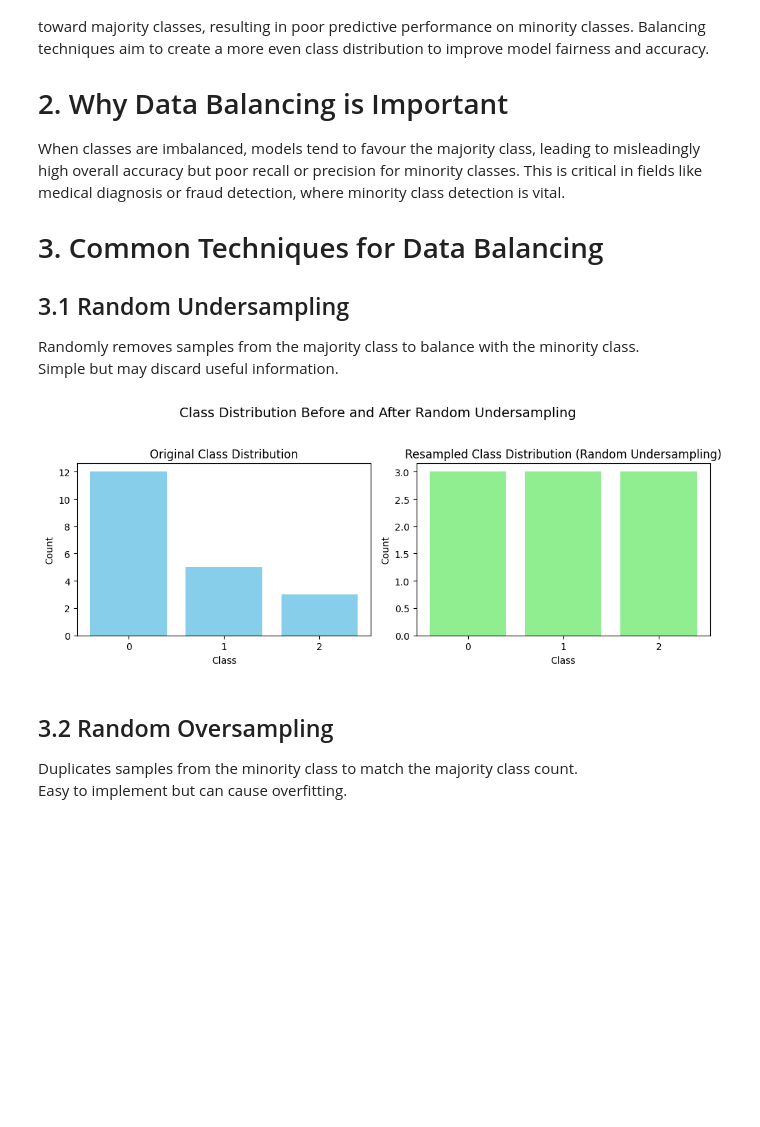
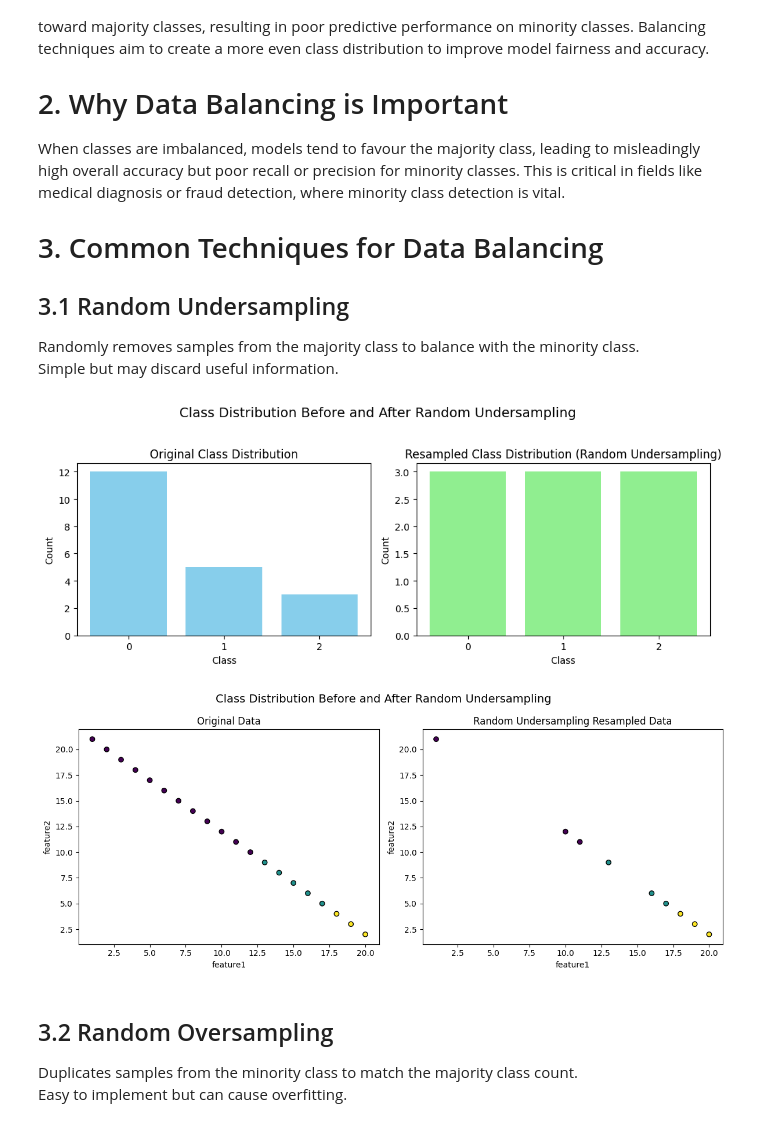
Before and after one commit to yk-data-science/ml-foundations-notebook, a Jupyter notebook: 02_preprocessing/general_preprocessing/data_balancing.ipynb, the cells around one changed output. Drawn from its saved outputs; the diff is of its cells as text; code cells hidden in the pictures; blank space fills up the shorter version.

Commit message:
Add plots

```diff
--- a/02_preprocessing/general_preprocessing/data_balancing.ipynb
+++ b/02_preprocessing/general_preprocessing/data_balancing.ipynb
@@ -51,12 +51,35 @@ def plot_class_distribution(y_before, y_after, method_name):
     plt.suptitle(f'Class Distribution Before and After {method_name}', fontsize=14)
     plt.tight_layout(rect=[0, 0, 1, 0.95])
     plt.show()
+# %%
+def plot_comparison(X_original, y_original, X_resampled, y_resampled, method_name):
+    plt.figure(figsize=(12, 5))
+
+    # Original data
+    plt.subplot(1, 2, 1)
+    plt.scatter(X_original['feature1'], X_original['feature2'], c=y_original, cmap='viridis', edgecolor='k')
+    plt.title('Original Data')
+    plt.xlabel('feature1')
+    plt.ylabel('feature2')
+
+    # Resampled data
+    plt.subplot(1, 2, 2)
+    plt.scatter(X_resampled['feature1'], X_resampled['feature2'], c=y_resampled, cmap='viridis', edgecolor='k')
+    plt.title(f'{method_name} Resampled Data')
+    plt.xlabel('feature1')
+    plt.ylabel('feature2')
+
+    plt.suptitle(f'Class Distribution Before and After {method_name}', fontsize=14)
+    plt.tight_layout()
+    plt.show()
 # %%
 rus = RandomUnderSampler(random_state=42)
 X_rus, y_rus = rus.fit_resample(X, y)
 plot_class_distribution(y, y_rus, 'Random Undersampling')
+plot_comparison(X, y, pd.DataFrame(X_rus, columns=X.columns), y_rus, 'Random Undersampling')
 # %% [output]
 [figure]
+[figure, added]
 # %% [markdown]
 ## 3.2 Random Oversampling
 
```
Also changed, not shown: parts of 5 cells of this notebook.
